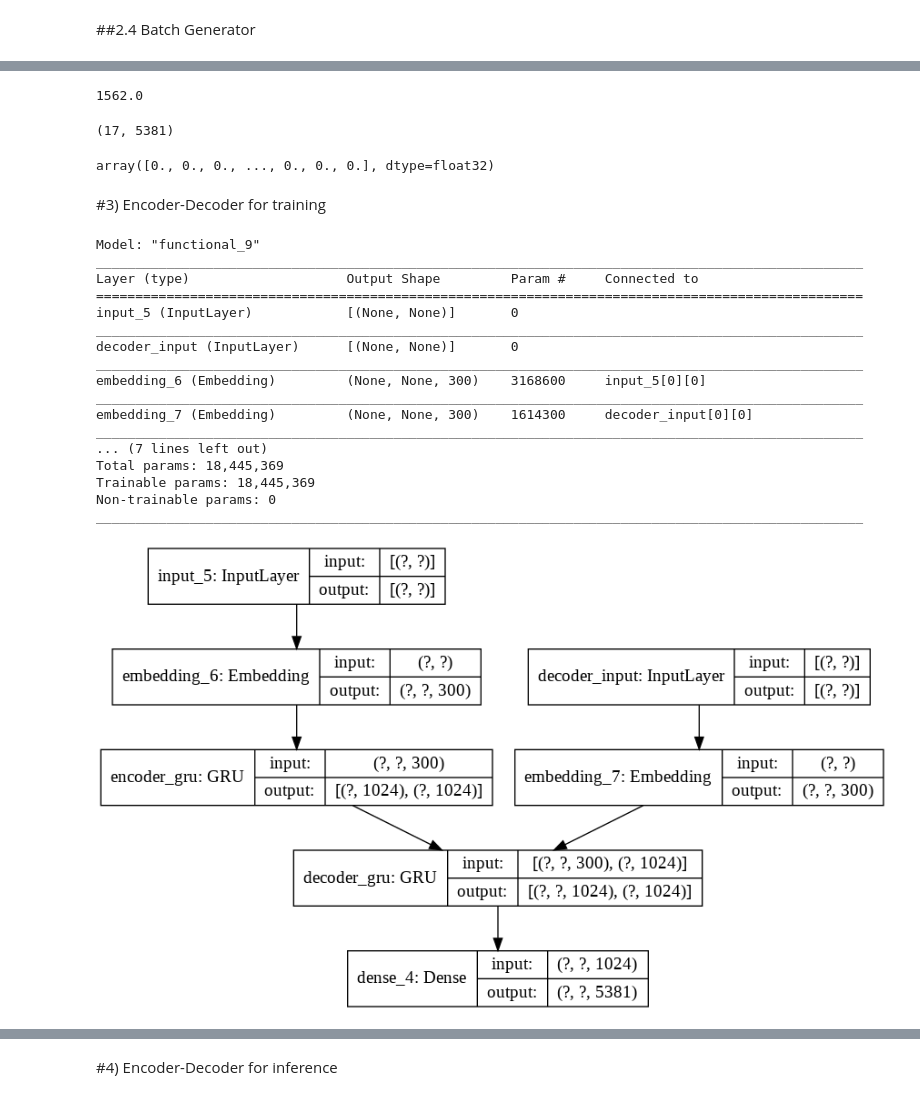
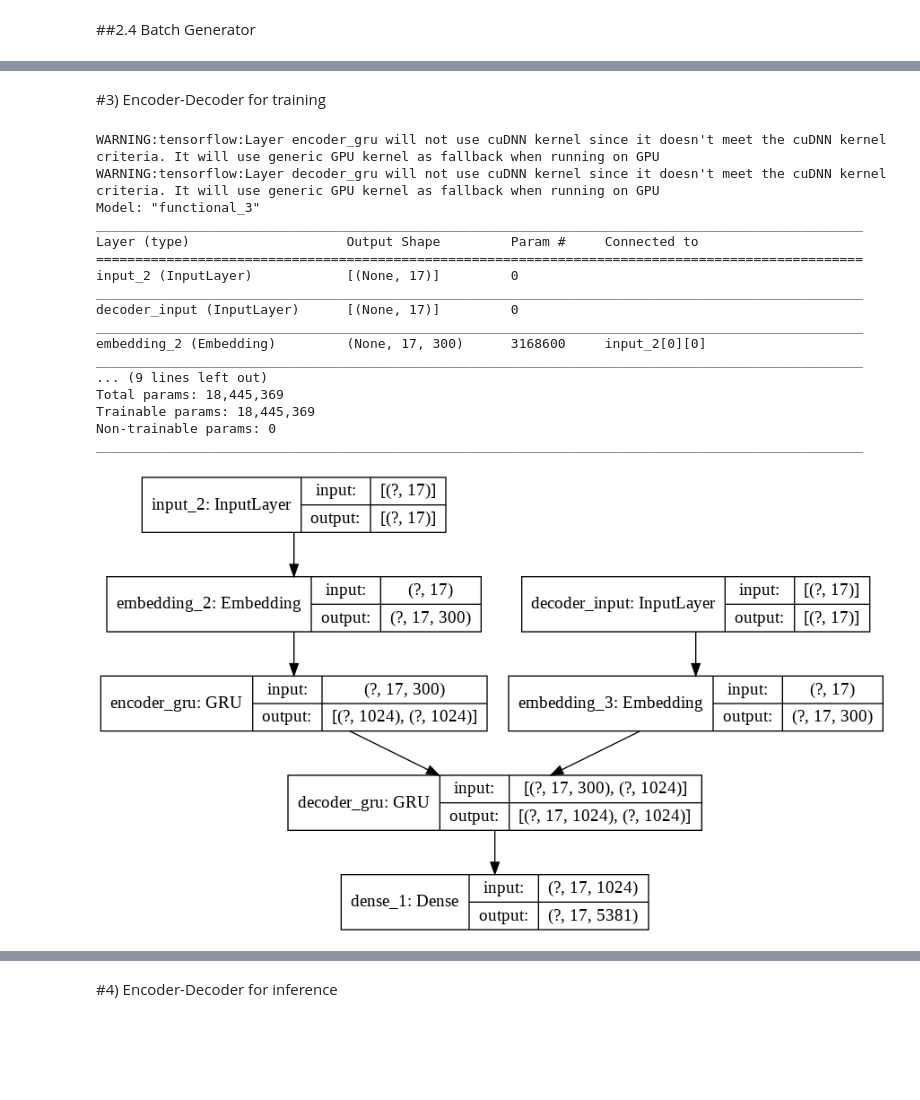
Before and after one commit to IpastorSan/seq2seq-with-attention-OCR-translation, a Jupyter notebook: model/vanilla_seq2seq/vanilla_seq2seq_notebook.ipynb, the cells around one changed output, grey strips where cells are left out. Drawn from its saved outputs; the diff is of its cells as text; code cells hidden in the pictures; blank space fills up the shorter version.

```diff
--- a/model/vanilla_seq2seq/vanilla_seq2seq_notebook.ipynb
+++ b/model/vanilla_seq2seq/vanilla_seq2seq_notebook.ipynb
@@ -224,14 +158 @@ b.shape #decoder_input_data
-# %%
-b[1]
-# %% [output]
-1562.0
-# %%
-c = np.asarray(z[1])
-c.shape #decoder_target_data
-# %% [output]
-(17, 5381)
-# %%
-c[1]
-# %% [output]
-array([0., 0., 0., ..., 0., 0., 0.], dtype=float32)
 # %%
@@ -243,60 +165,58 @@ dataset_test = dataset.take(test).batch(512, drop_remainder=True)
 # %% [markdown]
 #3) Encoder-Decoder for training
 # %%
-###########Model for training. GRU units, Bidirectional, without Attention#########
+###########Model for training. GRU units, without Attention#########
 
 #Model seq2seq
-
 nodes = 1024
-learning_rate = 0.001
+learning_rate = 0.01
 clip_value = 1
-dropout = 0.01
 
 # encoder-Chinese
-encoder_input = Input(shape=(None,))
+encoder_input = Input(shape=(global_max_len,))
 #mask_zero=True allows for the padding 0 at the end of the sequence to be ignored
 encoder_embedding = Embedding(input_dim=zh_vocab_size, output_dim=300, mask_zero=True)(encoder_input)
-encoder_gru = GRU(nodes, return_state=True, name="encoder_gru")
+encoder_gru = GRU(nodes, return_state=True, unroll = True, name="encoder_gru")
 encoder_output, state_h= encoder_gru(encoder_embedding)
 
 
 
 # decoder-English
-decoder_input = Input(shape=(None,), name="decoder_input")
+decoder_input = Input(shape=(global_max_len,), name="decoder_input")
 decoder_emb = Embedding(en_vocab_size, 300,mask_zero=True)(decoder_input)
 
 
-decoder_gru = GRU(nodes, return_sequences=True, return_state=True,name="decoder_gru")
+decoder_gru = GRU(nodes, return_sequences=True, unroll= True, return_state=True, name="decoder_gru")
 
 decoder_output, _ = decoder_gru(decoder_emb, initial_state=state_h)
 
 #Decoder Output
 decoder_dense_output = Dense(en_vocab_size, activation="softmax")(decoder_output)
 
 model = Model(inputs=[encoder_input, decoder_input], outputs=[decoder_dense_output])
 
 # compile model
-model.compile(optimizer=tf.keras.optimizers.Adam(learning_rate=learning_rate, clipvalue=clip_value),\
-              loss="categorical_crossentropy")
+model.compile(optimizer=RMSprop(learning_rate=learning_rate, clipvalue=clip_value),\
+              loss="categorical_crossentropy", metrics=["accuracy"])
 # Summarize compiled model
 model.summary()
 plot_model(model, to_file="/content/gdrive/My Drive/tfm/model_v1.png", show_shapes=True)
 # %% [output]
-Model: "functional_9"
+WARNING:tensorflow:Layer encoder_gru will not use cuDNN kernel since it doesn't meet the cuDNN kernel criteria. It will use generic GPU kernel as fallback when running on GPU
+WARNING:tensorflow:Layer decoder_gru will not use cuDNN kernel since it doesn't meet the cuDNN kernel criteria. It will use generic GPU kernel as fallback when running on GPU
+Model: "functional_3"
 __________________________________________________________________________________________________
 Layer (type)                    Output Shape         Param #     Connected to
 ==================================================================================================
-input_5 (InputLayer)            [(None, None)]       0
+input_2 (InputLayer)            [(None, 17)]         0
 __________________________________________________________________________________________________
-decoder_input (InputLayer)      [(None, None)]       0
+decoder_input (InputLayer)      [(None, 17)]         0
 __________________________________________________________________________________________________
-embedding_6 (Embedding)         (None, None, 300)    3168600     input_5[0][0]
+embedding_2 (Embedding)         (None, 17, 300)      3168600     input_2[0][0]
 __________________________________________________________________________________________________
-embedding_7 (Embedding)         (None, None, 300)    1614300     decoder_input[0][0]
-__________________________________________________________________________________________________
-... (7 lines left out)
+... (9 lines left out)
 Total params: 18,445,369
 Trainable params: 18,445,369
 Non-trainable params: 0
 __________________________________________________________________________________________________
-[figure, old version]
+[figure, new version]
```
Also changed, not shown: parts of 24 cells of this notebook.
